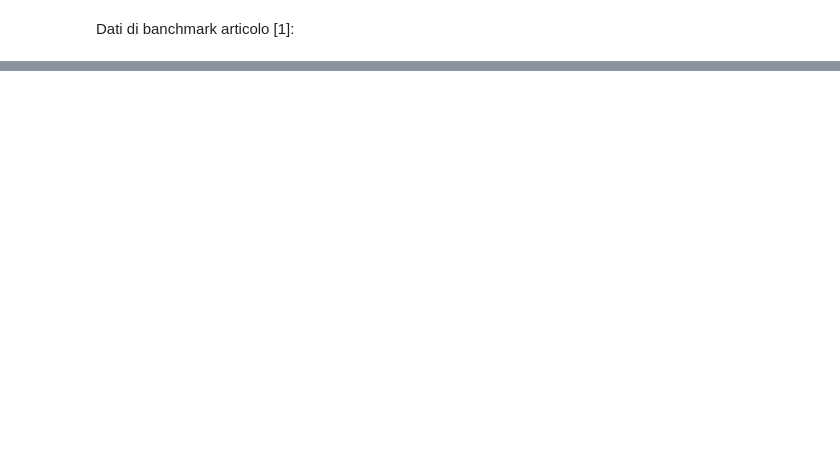
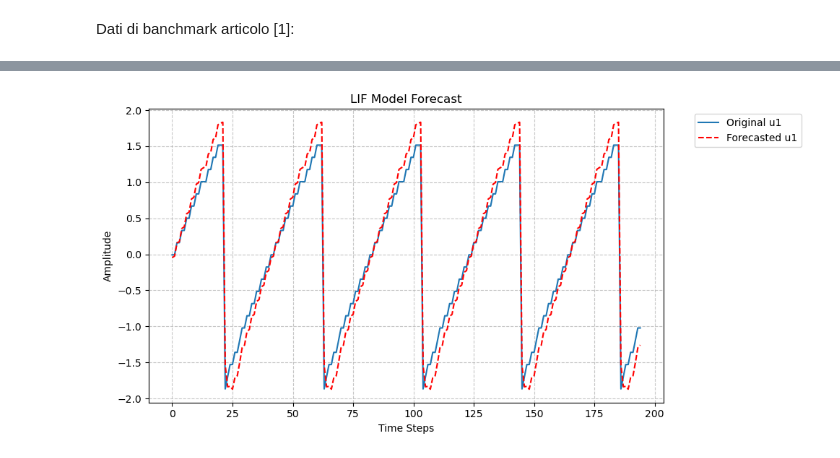
Before and after one commit to bucciadimela2-0/NeuronForecasting, a Jupyter notebook: main.ipynb, the cells around one changed output, grey strips where cells are left out. Cells and saved outputs as stored; diff of their text form; code cells hidden in the pictures; blank space fills up the shorter version.

```diff
--- a/main.ipynb
+++ b/main.ipynb
@@ -172,0 +150,10 @@ Plotter.plot_data(sol, num_series = 1)
+# %%
+hybrid_model = HybridModel()
+x,y = DataHandler._prepare_data(v_lif)
+x_train, y_train, x_test, y_test = DataHandler._split_train_test(x,y)
+# %%
+x_error, y_error = DataHandler.create_error_sequences(model_data = v_lif , true_data = v_lif)
+model_corrections = hybrid_model._create_gru(len(v_lif[1]),len(v_lif[1]), same_size = True)
+optimizer = optim.Adam(model_corrections.parameters(), lr=0.001)
+trained_model_corrections = hybrid_model._train(model_corrections,x_error,y_error,optimizer,epochs = 200 )
+forecast = hybrid_model._forecast(trained_model_corrections, x_test, y_test, corrections=True)
@@ -172,0 +174,11 @@ Plotter.plot_data(sol, num_series = 1)
+# %%
+Plotter.plot_data(
+    y_test=y_test,
+    forecasted=forecast,
+    index=1,
+    time_steps=y_test.shape[0],
+    var_name='u',
+    title='LIF Model Forecast'
+)
+# %% [output]
+[figure, added]
```
Also changed, not shown: parts of 38 cells of this notebook, 11 other files.
